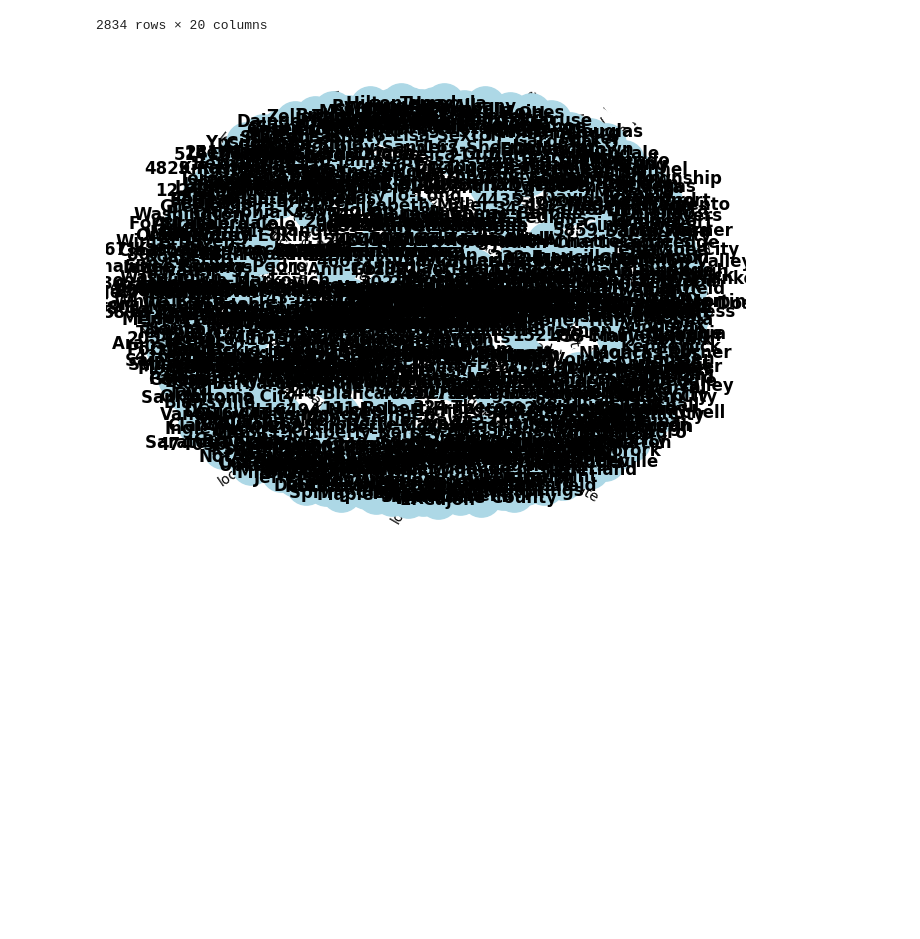
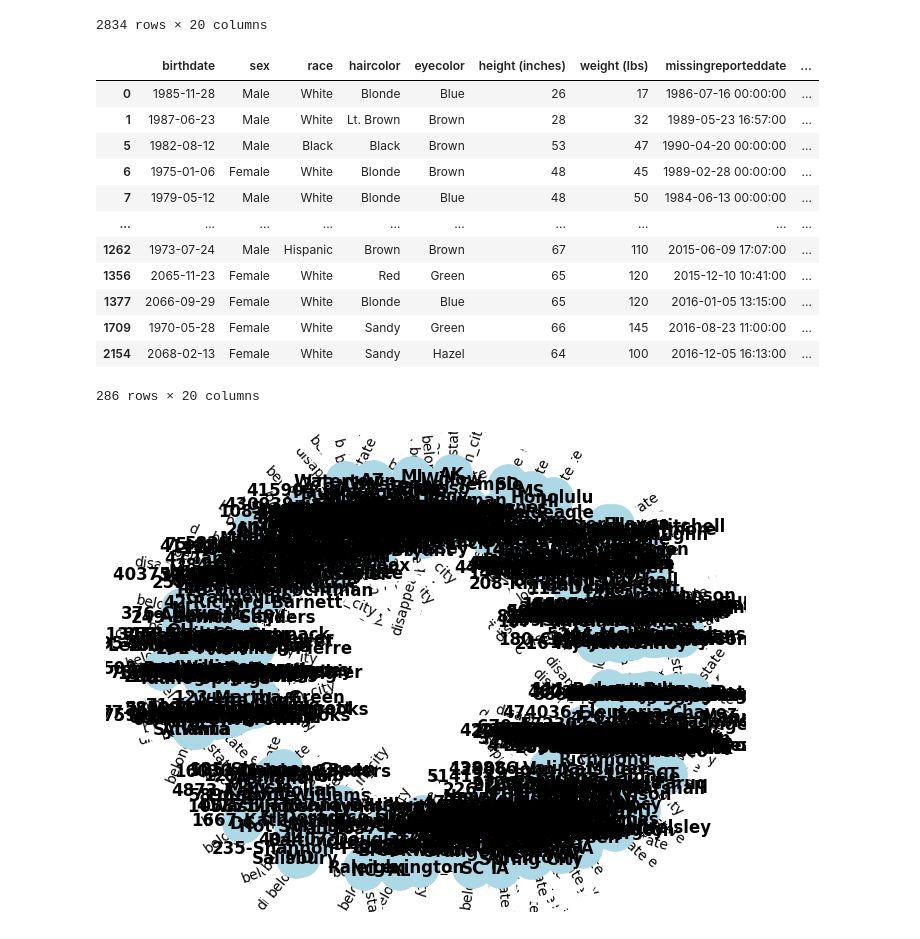
Before and after one commit to anitaliviabella/NetworkAnalysis, a Jupyter notebook: first.ipynb, the cells around one changed output. Saved outputs shown, nothing was run; the diff lists cells and outputs as text; code cells hidden in the pictures; blank space fills up the shorter version.

Commit message:
children-1980-89-cali

```diff
--- a/first.ipynb
+++ b/first.ipynb
@@ -100,6 +100,7 @@ import matplotlib.pyplot as plt
 
 # Filtra il DataFrame per un preciso decennio (ad esempio, 1980-1989)
 selected_decade = '1980-1989'
+
 filtered_df = df[df['decade'] == selected_decade]
 
 # Inizializzazione del grafo diretto
@@ -121,15 +122,46 @@ for _, row in filtered_df.iterrows():
     G.add_edge(row['identifier'], row['missingfromstate'], edge_type='located_in_state')
     G.add_edge(row['identifier'], row['missingfromcity'], edge_type='located_in_city')
 
-# Disegna il grafo
-pos = nx.spring_layout(G)  # Puoi cambiare il layout a seconda delle tue esigenze
-nx.draw(G, pos, with_labels=True, font_weight='bold', node_color='lightblue', node_size=800)
-edge_labels = nx.get_edge_attributes(G, 'edge_type')
-nx.draw_networkx_edge_labels(G, pos, edge_labels=edge_labels)
-
-plt.show()
-
-
-nx.write_gexf(G, "graphs/grafo_gephi.gexf")
+filtered_df
 # %% [output]
-[figure, removed]
+|  | birthdate | sex | race | haircolor | eyecolor | height (inches) | weight (lbs) | missingreporteddate | ... |
+| 0 | 1985-11-28 | Male | White | Blonde | Blue | 26 | 17 | 1986-07-16 00:00:00 | ... |
+| 1 | 1987-06-23 | Male | White | Lt. Brown | Brown | 28 | 32 | 1989-05-23 16:57:00 | ... |
+| 5 | 1982-08-12 | Male | Black | Black | Brown | 53 | 47 | 1990-04-20 00:00:00 | ... |
+| 6 | 1975-01-06 | Female | White | Blonde | Brown | 48 | 45 | 1989-02-28 00:00:00 | ... |
+| 7 | 1979-05-12 | Male | White | Blonde | Blue | 48 | 50 | 1984-06-13 00:00:00 | ... |
+| ... | ... | ... | ... | ... | ... | ... | ... | ... | ... |
+| 1262 | 1973-07-24 | Male | Hispanic | Brown | Brown | 67 | 110 | 2015-06-09 17:07:00 | ... |
+| 1356 | 2065-11-23 | Female | White | Red | Green | 65 | 120 | 2015-12-10 10:41:00 | ... |
+| 1377 | 2066-09-29 | Female | White | Blonde | Blue | 65 | 120 | 2016-01-05 13:15:00 | ... |
+| 1709 | 1970-05-28 | Female | White | Sandy | Green | 66 | 145 | 2016-08-23 11:00:00 | ... |
+| 2154 | 2068-02-13 | Female | White | Sandy | Hazel | 64 | 100 | 2016-12-05 16:13:00 | ... |
+286 rows × 20 columns
+# %%
+import itertools
+
+
+# Aggiungi archi per collegare le città agli stati
+for _, row in filtered_df.iterrows():
+    G.add_edge(row['missingfromcity'], row['missingfromstate'], edge_type='belongs_to_state')
+# Aggiungi archi tra bambini che sono spariti nella stessa città
+city_grouped = filtered_df.groupby('missingfromcity')
+for city, group in city_grouped:
+    children_in_city = group['identifier'].tolist()
+    if len(children_in_city) > 1:
+        # Crea archi tra tutti i bambini che sono spariti nella stessa città
+        combinations = itertools.combinations(children_in_city, 2)
+        for combo in combinations:
+            G.add_edge(combo[0], combo[1], edge_type='disappeared_together_in_city')
+# Disegna il grafo
+pos = nx.spring_layout(G)  # Puoi cambiare il layout a seconda delle tue esigenze
+nx.draw(G, pos, with_labels=True, font_weight='bold', node_color='lightblue', node_size=800)
+edge_labels = nx.get_edge_attributes(G, 'edge_type')
+nx.draw_networkx_edge_labels(G, pos, edge_labels=edge_labels)
+
+plt.show()
+
+# Salva il grafo in un file Gephi
+nx.write_gexf(G, "graphs/grafo2_gephi.gexf")
+# %% [output]
+[figure, added]
```
Also changed, not shown: parts of 2 cells of this notebook, 2 other files.
